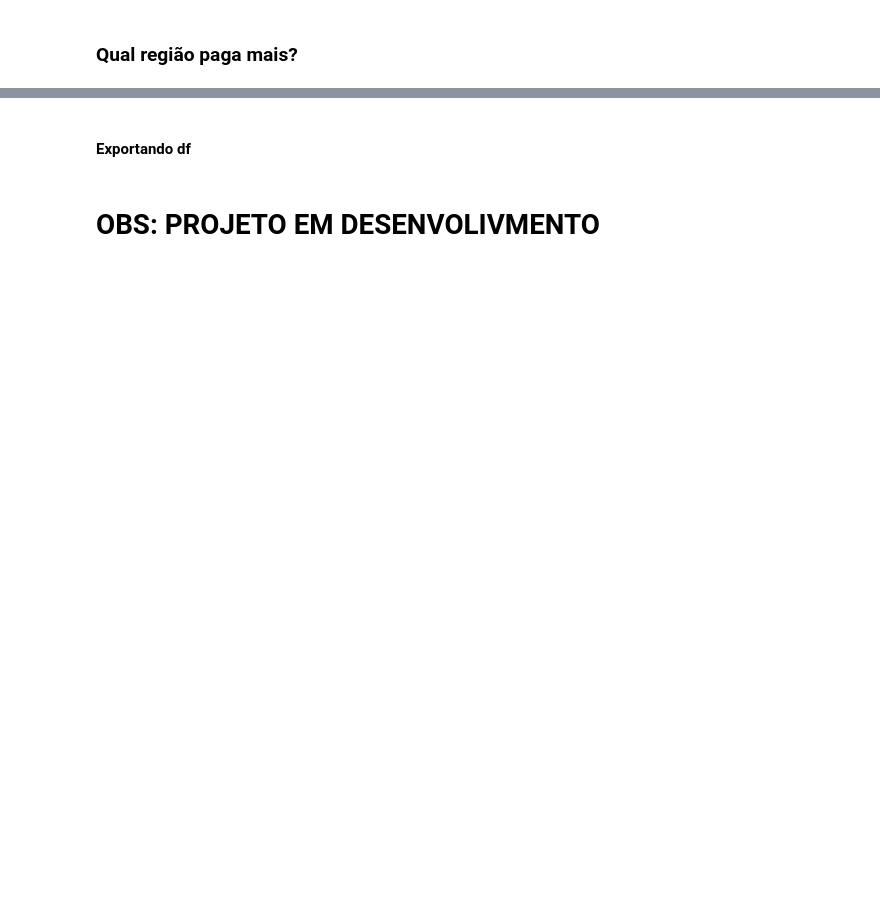
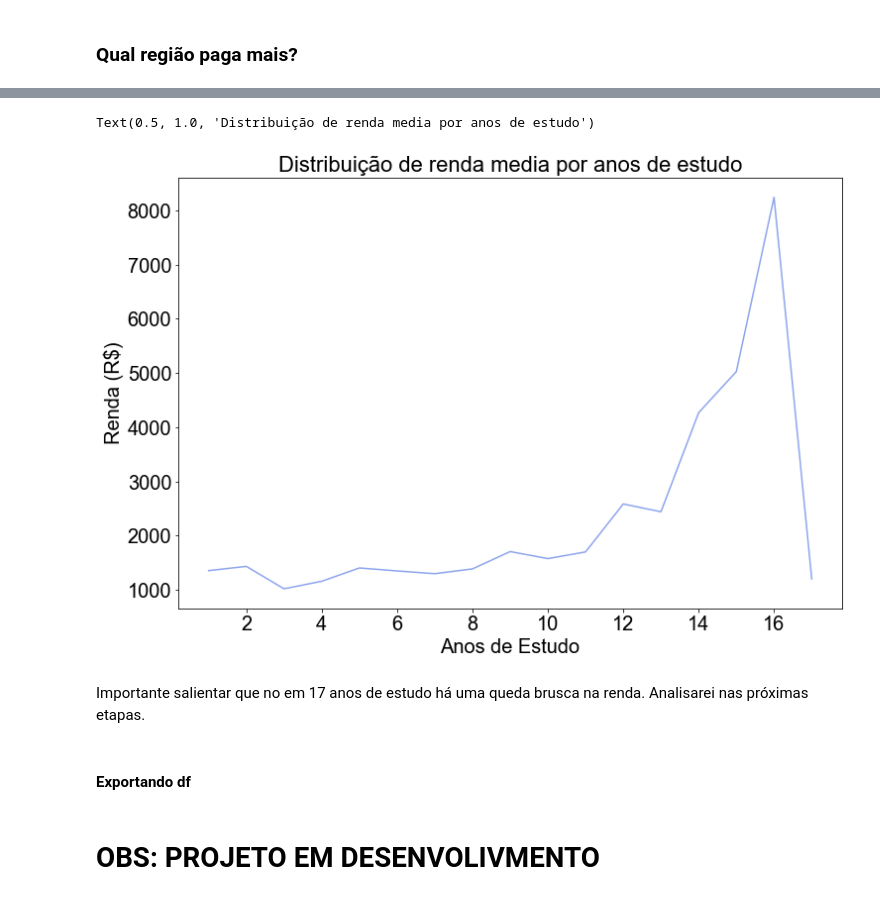
Before and after one commit to Marcus-Bernard0/Data-Science-projects, a Jupyter notebook: 1 - Projeto PNAD/Projeto.ipynb, the cells around one changed output, grey strips where cells are left out. Cells and saved outputs as stored; diff of their text form; code cells hidden in the pictures; blank space fills up the shorter version.

```diff
--- a/1 - Projeto PNAD/Projeto.ipynb
+++ b/1 - Projeto PNAD/Projeto.ipynb
@@ -446,0 +487,2 @@ pd.DataFrame(regiao)
+# %%
+dfAnos = dfDistrito.groupby(['Anos de Estudo']).Renda.mean().to_frame().reset_index()
@@ -447,3 +510,19 @@ pd.DataFrame(regiao)
+# %%
+
+x = dfAnos['Anos de Estudo']
+y = dfAnos['Renda']
+
+plt.rc('font', family= 'Arial', size = 20)
+plt.plot(x, y, color = 'royalblue', alpha = .6)
+plt.xlabel('Anos de Estudo', {'fontsize' : 20})
+plt.ylabel('Renda (R$)', {'fontsize' : 20})
+plt.title('Distribuição de renda media por anos de estudo', {'fontsize' : 22})
+# %% [output]
+Text(0.5, 1.0, 'Distribuição de renda media por anos de estudo')
+[figure, added]
+# %% [markdown]
+Importante salientar que no em 17 anos de estudo há uma queda brusca na renda.
+Analisarei nas próximas etapas.
 # %% [markdown]
 #### Exportando df
 # %%
```
Also changed, not shown: parts of 18 cells of this notebook, 1 other file.
